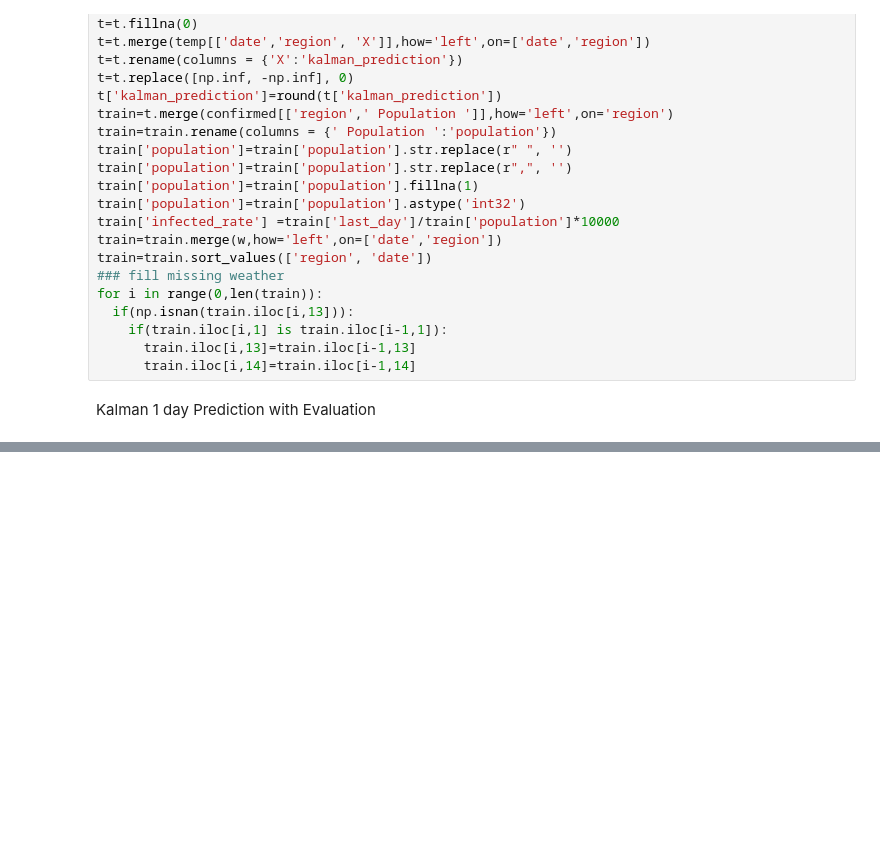
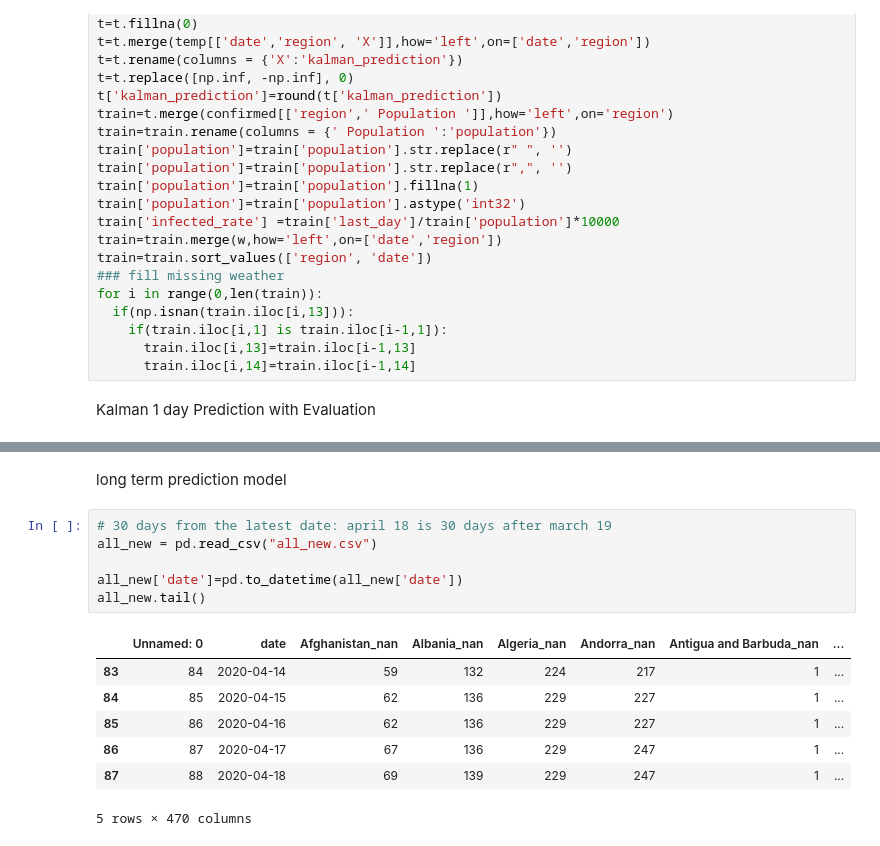
Before and after one commit to SophiaHe/covid19_work, a Jupyter notebook: Kalmar_Filter_Method.ipynb, the cells around one changed output, grey strips where cells are left out. Cells and saved outputs as stored; diff of their text form; blank space fills up the shorter version.

```diff
--- a/Kalmar_Filter_Method.ipynb
+++ b/Kalmar_Filter_Method.ipynb
@@ -331,0 +349,16 @@ date
+# %% [markdown]
+long term prediction model
+# %%
+# 30 days from the latest date: april 18 is 30 days after march 19
+all_new = pd.read_csv("all_new.csv")
+
+all_new['date']=pd.to_datetime(all_new['date'])
+all_new.tail()
+# %% [output]
+|  | Unnamed: 0 | date | Afghanistan_nan | Albania_nan | Algeria_nan | Andorra_nan | Antigua and Barbuda_nan | ... |
+| 83 | 84 | 2020-04-14 | 59 | 132 | 224 | 217 | 1 | ... |
+| 84 | 85 | 2020-04-15 | 62 | 136 | 229 | 227 | 1 | ... |
+| 85 | 86 | 2020-04-16 | 62 | 136 | 229 | 227 | 1 | ... |
+| 86 | 87 | 2020-04-17 | 67 | 136 | 229 | 247 | 1 | ... |
+| 87 | 88 | 2020-04-18 | 69 | 139 | 229 | 247 | 1 | ... |
+5 rows × 470 columns
```
Also changed, not shown: parts of 20 cells of this notebook.
